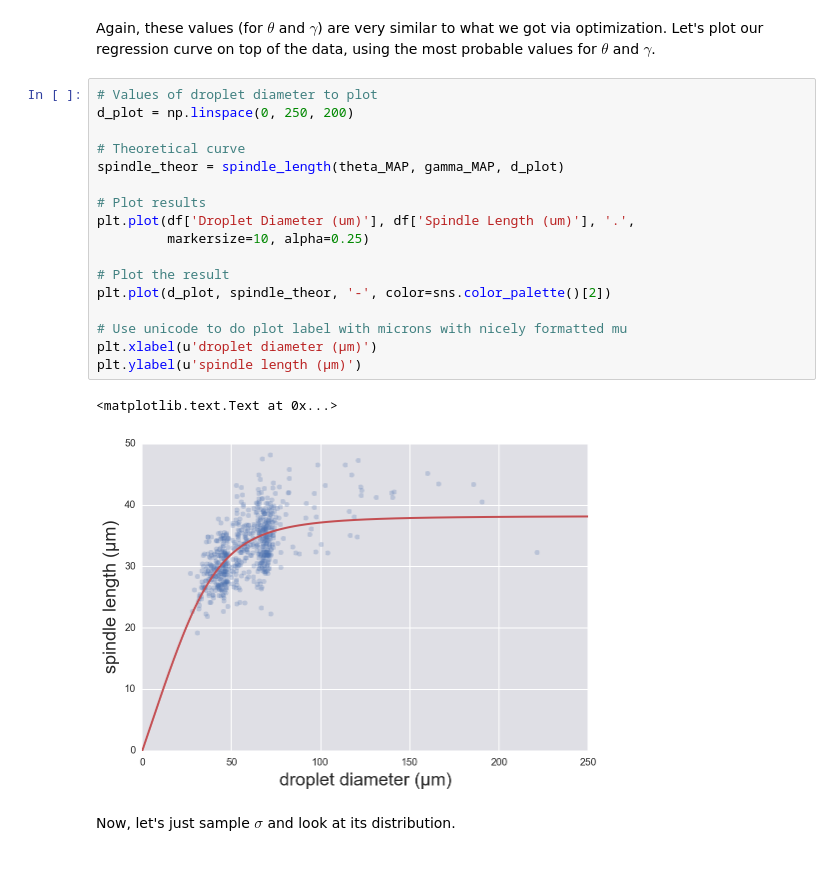
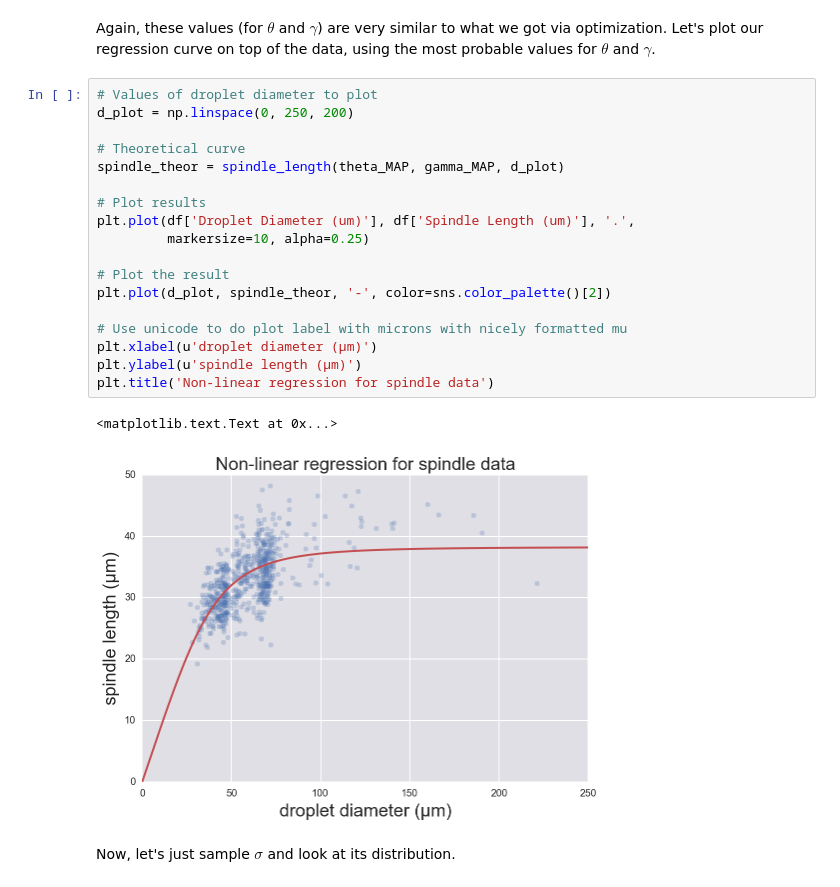
Before and after one commit to shashank-gandhi/DataAnalysisHomeworkRepository, a Jupyter notebook: Homework4/group3_hw4_prob3.ipynb, the cells around one changed output. Drawn from its saved outputs; the diff is of its cells as text.

```diff
--- a/Homework4/group3_hw4_prob3.ipynb
+++ b/Homework4/group3_hw4_prob3.ipynb
@@ -150,23 +151,24 @@ Again, these values (for $\theta$ and $\gamma$) are very similar to what we got
 # %%
 # Values of droplet diameter to plot
 d_plot = np.linspace(0, 250, 200)
 
 # Theoretical curve
 spindle_theor = spindle_length(theta_MAP, gamma_MAP, d_plot)
 
 # Plot results
 plt.plot(df['Droplet Diameter (um)'], df['Spindle Length (um)'], '.',
          markersize=10, alpha=0.25)
 
 # Plot the result
 plt.plot(d_plot, spindle_theor, '-', color=sns.color_palette()[2])
 
 # Use unicode to do plot label with microns with nicely formatted mu
 plt.xlabel(u'droplet diameter (µm)')
 plt.ylabel(u'spindle length (µm)')
+plt.title('Non-linear regression for spindle data')
 # %% [output]
 <matplotlib.text.Text at 0x...>
-[figure, old version]
+[figure, new version]
 # %% [markdown]
 Now, let's just sample $\sigma$ and look at its distribution.
 # %%
```
Also changed, not shown: parts of 3 cells of this notebook.
